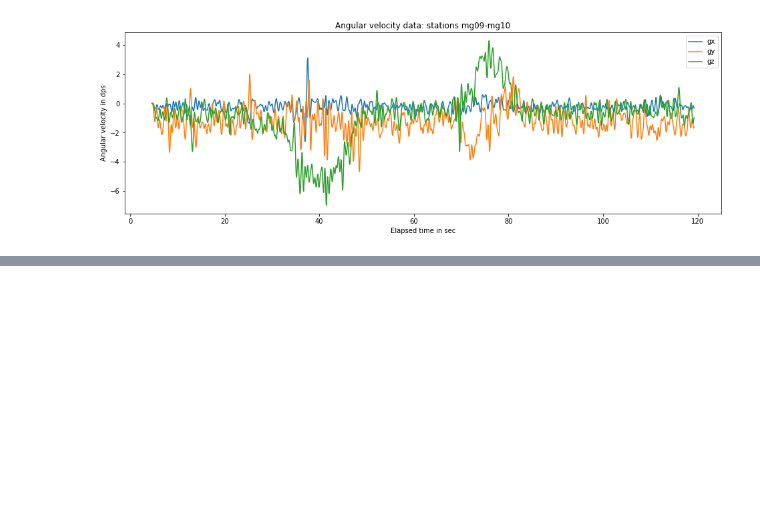
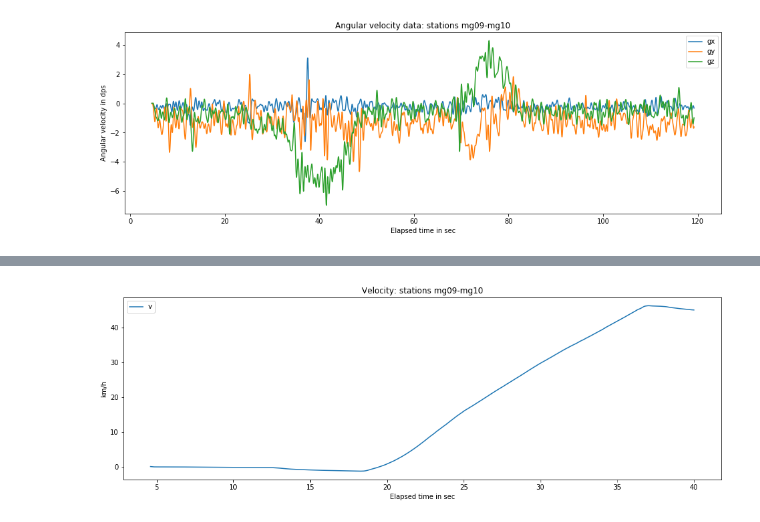
Before and after one commit to araobp/pic-mcu, a Jupyter notebook: src/python/motion_sensor_analyze.ipynb, the cells around one changed output, grey strips where cells are left out. Drawn from its saved outputs; the diff is of its cells as text; code cells hidden in the pictures; blank space fills up the shorter version.

```diff
--- a/src/python/motion_sensor_analyze.ipynb
+++ b/src/python/motion_sensor_analyze.ipynb
@@ -74,0 +73,15 @@ plt.savefig('{}_gyro.jpg'.format(FILE.split('.')[0]))
+# %%
+v = 0
+OFFSET = 0.014
+def integral(ay):
+    global v
+    v = v + ((ay - OFFSET) * 9.806 * 1 / SAMPLING_RATE) * 3600.0 / 1000.0
+    return v
+# %%
+df_v = pd.DataFrame({'v': df['ay'].apply(integral)})
+ax_a = df_v[0:40].plot(title='Velocity: stations mg09-mg10')
+ax_a.set_xlabel('Elapsed time in sec')
+ax_a.set_ylabel('km/h')
+plt.savefig('{}_velocity.jpg'.format(FILE.split('.')[0]))
+# %% [output]
+[figure, added]
```
Also changed, not shown: parts of 2 cells of this notebook, 1 other file.
